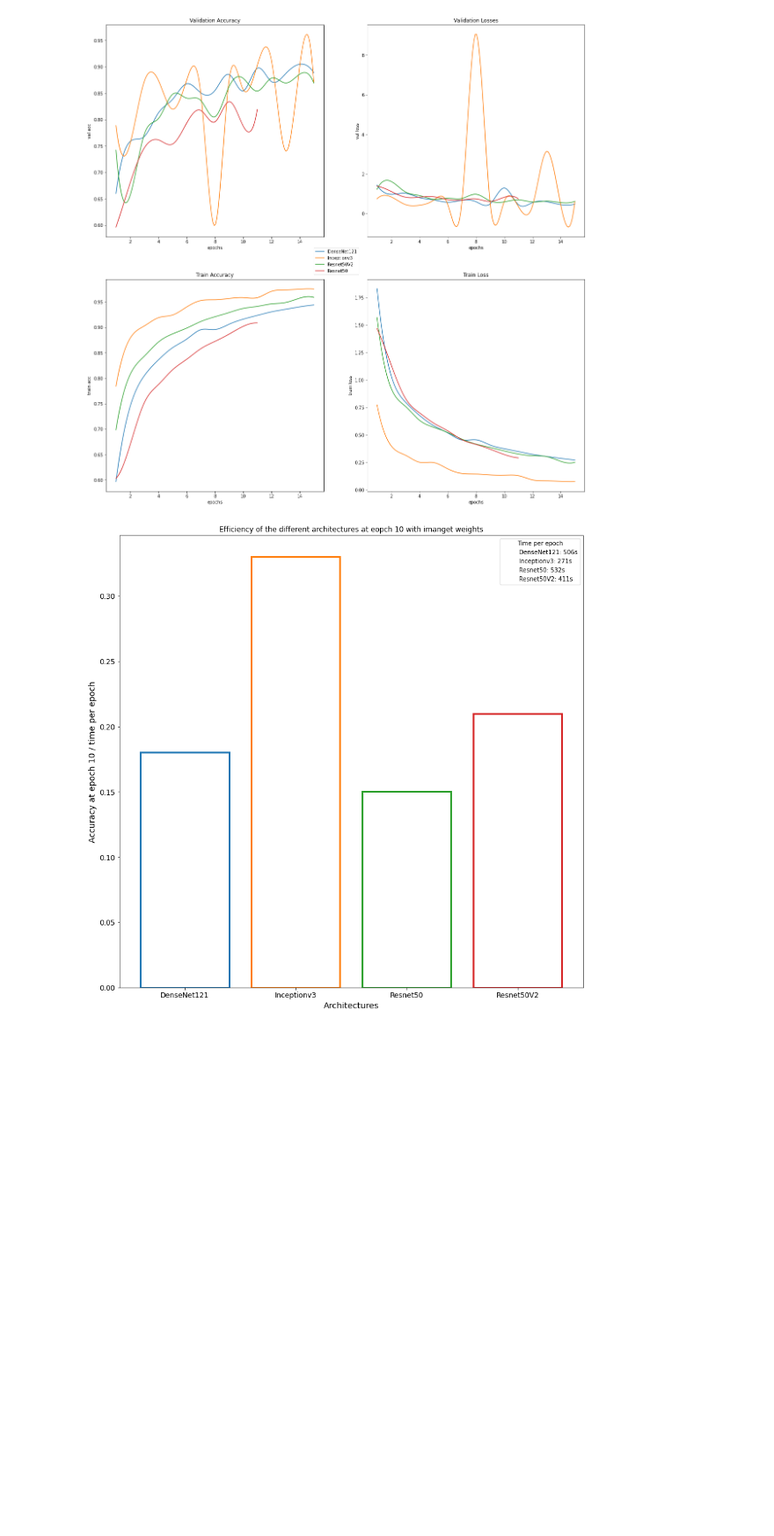
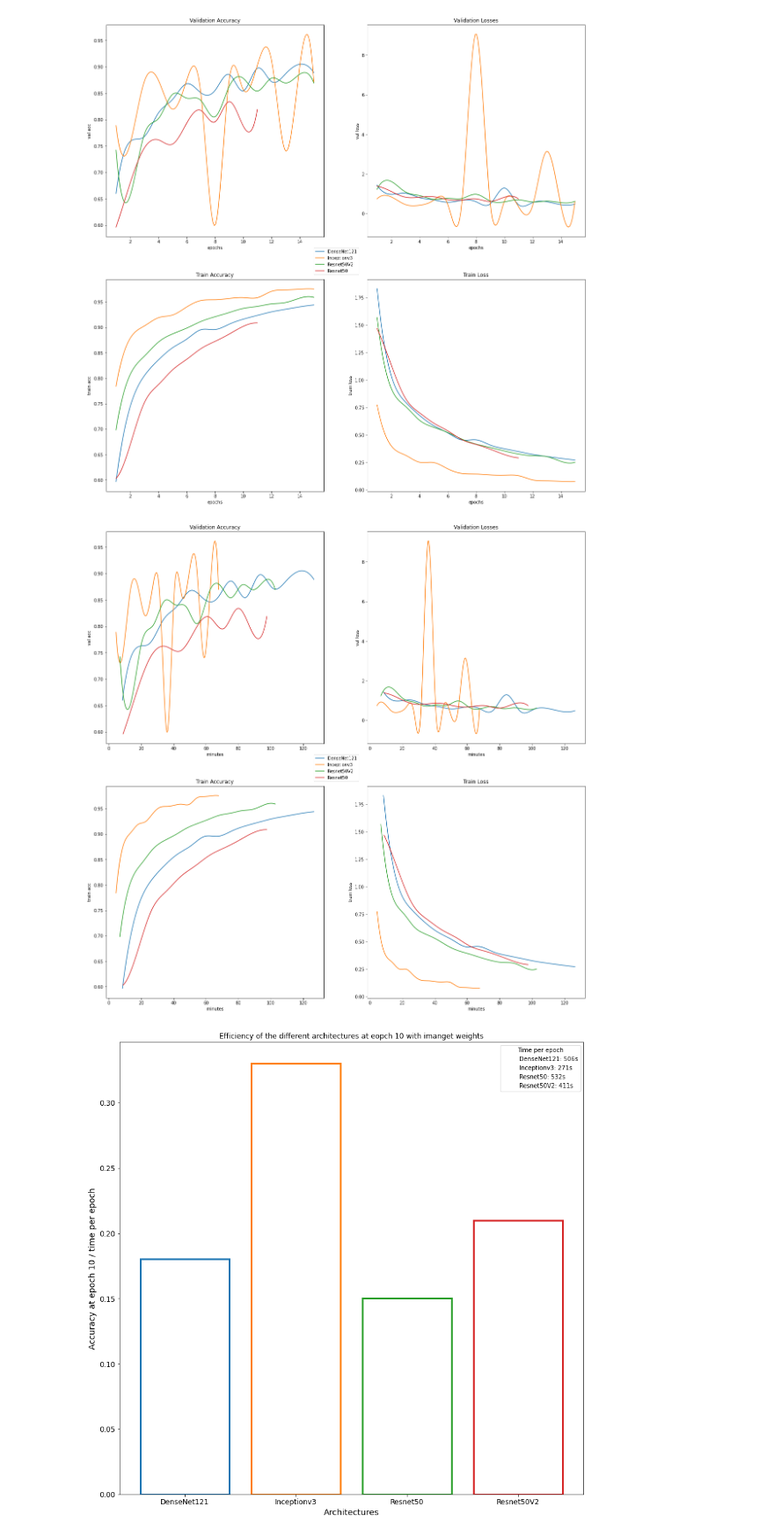
Before and after one commit to louiskhub/happywhale, a Jupyter notebook: visualizations/softmax_visualization.ipynb, the cells around one changed output. Shown at 88% size. Saved outputs shown, nothing was run; the diff lists cells and outputs as text; code cells hidden in the pictures; blank space fills up the shorter version.

```diff
--- a/visualizations/softmax_visualization.ipynb
+++ b/visualizations/softmax_visualization.ipynb
@@ -139,6 +139,48 @@ fig.legend(handles, labels, loc='center')
 plt.show()
 # %% [output]
 [figure]
+# %%
+#@title Plotting the Performance of the Keras Application Models with Image Net Weights, normalized by minutes
+image_net_models = [model for model in df["run"].unique() if "image_net" in model]
+fig,ax = plt.subplots(2,2,figsize=(20, 20))
+cut_off_vals = 15
+
+time_per_epoch = {'DenseNet121': 506/60,
+ 'Inceptionv3': 271/60,
+ 'Resnet50': 532/60,
+ 'Resnet50V2': 411/60}
+
+def plot(ax,dict_name):
+  for model in image_net_models:
+    vals = dict_name[model]
+    x ,y = smooth(vals,cut_off_vals)
+    x*=time_per_epoch[(lambda x:x[:x.find("_")])(model)]
+    label = (lambda x:x[:x.find("_")])(model)
+    ax.plot(x,y,label = label)
+    ax.set_xlabel("minutes")
+
+plot(ax[0,0],val_accs)
+ax[0,0].set_ylabel("val acc")
+ax[0,0].set_title("Validation Accuracy")
+
+plot(ax[0,1],val_losses)
+ax[0,1].set_ylabel("val loss")
+ax[0,1].set_title("Validation Losses")
+
+plot(ax[1,0],train_accs)
+ax[1,0].set_ylabel("train acc")
+ax[1,0].set_title("Train Accuracy")
+
+plot(ax[1,1],train_losses)
+ax[1,1].set_ylabel("train loss")
+ax[1,1].set_title("Train Loss")
+
+handles, labels = ax[1,1].get_legend_handles_labels()
+fig.legend(handles, labels, loc='center')
+
+plt.show()
+# %% [output]
+[figure, added]
 # %%
 #@title Efficiency of the different architectures at eopch 10 with imanget weights
 time_per_epoch = {'DenseNet121': 506,
```
Also changed, not shown: parts of 1 cell of this notebook, 6 other files.
